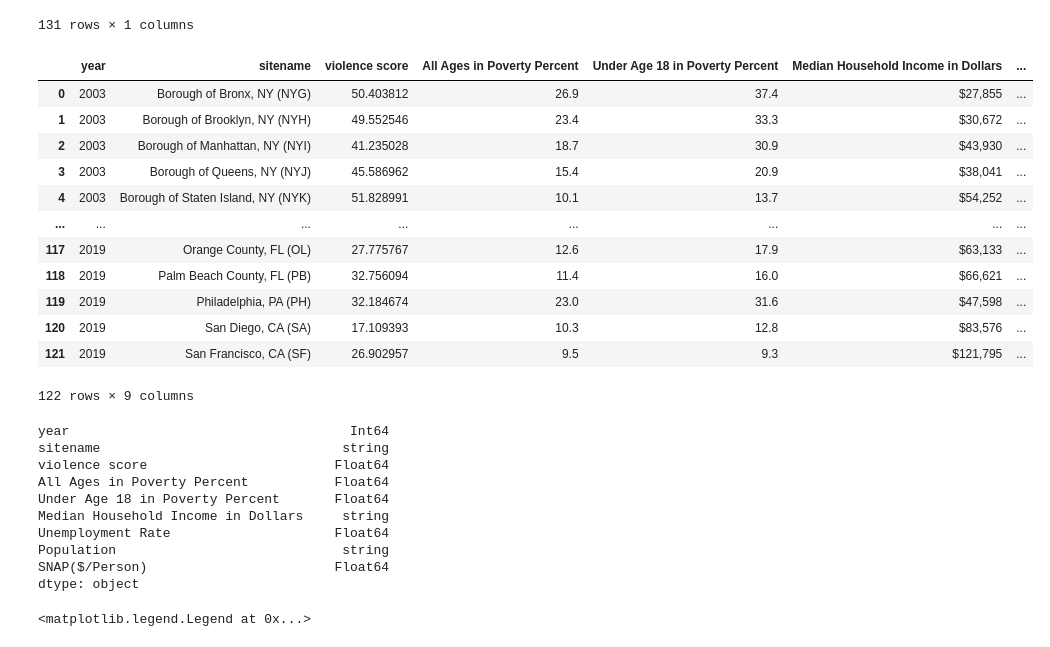
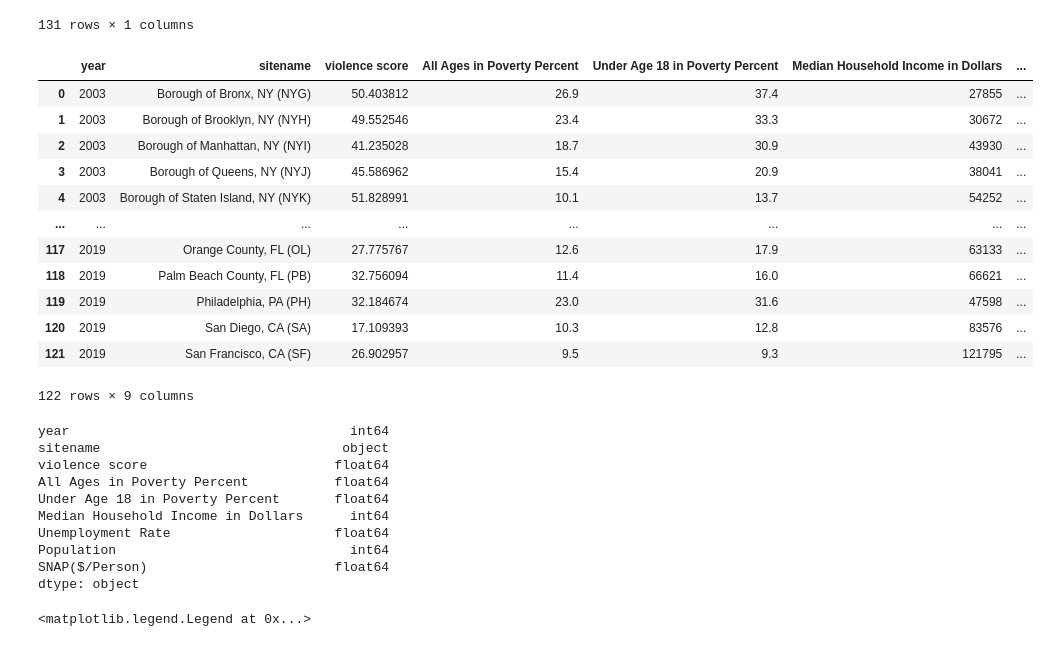
Before and after one commit to brodyee/STATS501_project, a Jupyter notebook: code/EDA.ipynb, the cells around one changed output. Saved outputs shown, nothing was run; the diff lists cells and outputs as text; code cells hidden in the pictures.

```diff
--- a/code/EDA.ipynb
+++ b/code/EDA.ipynb
@@ -367,35 +367,35 @@ vioKNN = (vioResponceKNN.reset_index()
 #vioKNN.to_csv(root + "violenceKNN.csv")
 # %%
 root = "../data/"
-vioKNN = pd.read_csv(root + "violenceKNN.csv").iloc[:, 1:]
+vioKNN = pd.read_csv(root + "violenceKNN.csv").iloc[:, 2:]
 vioKNN
 # %% [output]
 |  | year | sitename | violence score | All Ages in Poverty Percent | Under Age 18 in Poverty Percent | Median Household Income in Dollars | ... |
-| 0 | 2003 | Borough of Bronx, NY (NYG) | 50.403812 | 26.9 | 37.4 | $27,855 | ... |
-| 1 | 2003 | Borough of Brooklyn, NY (NYH) | 49.552546 | 23.4 | 33.3 | $30,672 | ... |
-| 2 | 2003 | Borough of Manhattan, NY (NYI) | 41.235028 | 18.7 | 30.9 | $43,930 | ... |
-| 3 | 2003 | Borough of Queens, NY (NYJ) | 45.586962 | 15.4 | 20.9 | $38,041 | ... |
-| 4 | 2003 | Borough of Staten Island, NY (NYK) | 51.828991 | 10.1 | 13.7 | $54,252 | ... |
+| 0 | 2003 | Borough of Bronx, NY (NYG) | 50.403812 | 26.9 | 37.4 | 27855 | ... |
+| 1 | 2003 | Borough of Brooklyn, NY (NYH) | 49.552546 | 23.4 | 33.3 | 30672 | ... |
+| 2 | 2003 | Borough of Manhattan, NY (NYI) | 41.235028 | 18.7 | 30.9 | 43930 | ... |
+| 3 | 2003 | Borough of Queens, NY (NYJ) | 45.586962 | 15.4 | 20.9 | 38041 | ... |
+| 4 | 2003 | Borough of Staten Island, NY (NYK) | 51.828991 | 10.1 | 13.7 | 54252 | ... |
 | ... | ... | ... | ... | ... | ... | ... | ... |
-| 117 | 2019 | Orange County, FL (OL) | 27.775767 | 12.6 | 17.9 | $63,133 | ... |
-| 118 | 2019 | Palm Beach County, FL (PB) | 32.756094 | 11.4 | 16.0 | $66,621 | ... |
-| 119 | 2019 | Philadelphia, PA (PH) | 32.184674 | 23.0 | 31.6 | $47,598 | ... |
-| 120 | 2019 | San Diego, CA (SA) | 17.109393 | 10.3 | 12.8 | $83,576 | ... |
-| 121 | 2019 | San Francisco, CA (SF) | 26.902957 | 9.5 | 9.3 | $121,795 | ... |
+| 117 | 2019 | Orange County, FL (OL) | 27.775767 | 12.6 | 17.9 | 63133 | ... |
+| 118 | 2019 | Palm Beach County, FL (PB) | 32.756094 | 11.4 | 16.0 | 66621 | ... |
+| 119 | 2019 | Philadelphia, PA (PH) | 32.184674 | 23.0 | 31.6 | 47598 | ... |
+| 120 | 2019 | San Diego, CA (SA) | 17.109393 | 10.3 | 12.8 | 83576 | ... |
+| 121 | 2019 | San Francisco, CA (SF) | 26.902957 | 9.5 | 9.3 | 121795 | ... |
 122 rows × 9 columns
 # %%
 
-vioKNN.convert_dtypes().dtypes
+vioKNN.dtypes
 # %% [output]
-year                                    Int64
-sitename                               string
-violence score                        Float64
-All Ages in Poverty Percent           Float64
-Under Age 18 in Poverty Percent       Float64
-Median Household Income in Dollars     string
-Unemployment Rate                     Float64
-Population                             string
-SNAP($/Person)                        Float64
+year                                    int64
+sitename                               object
+violence score                        float64
+All Ages in Poverty Percent           float64
+Under Age 18 in Poverty Percent       float64
+Median Household Income in Dollars      int64
+Unemployment Rate                     float64
+Population                              int64
+SNAP($/Person)                        float64
 dtype: object
 # %%
 plt.figure(figsize=(10, 6))
```
Also changed, not shown: parts of 4 cells of this notebook, 1 other file.
